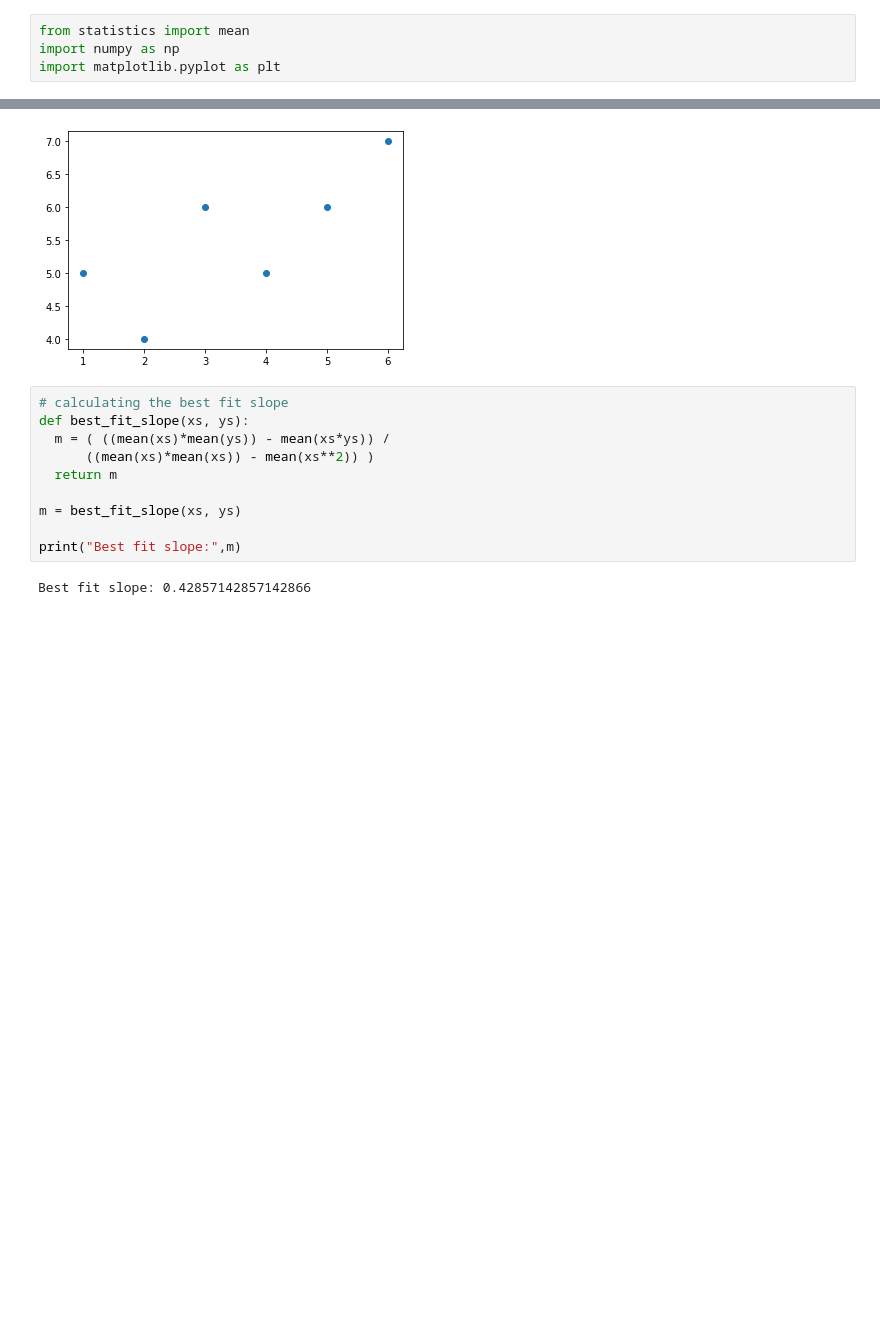
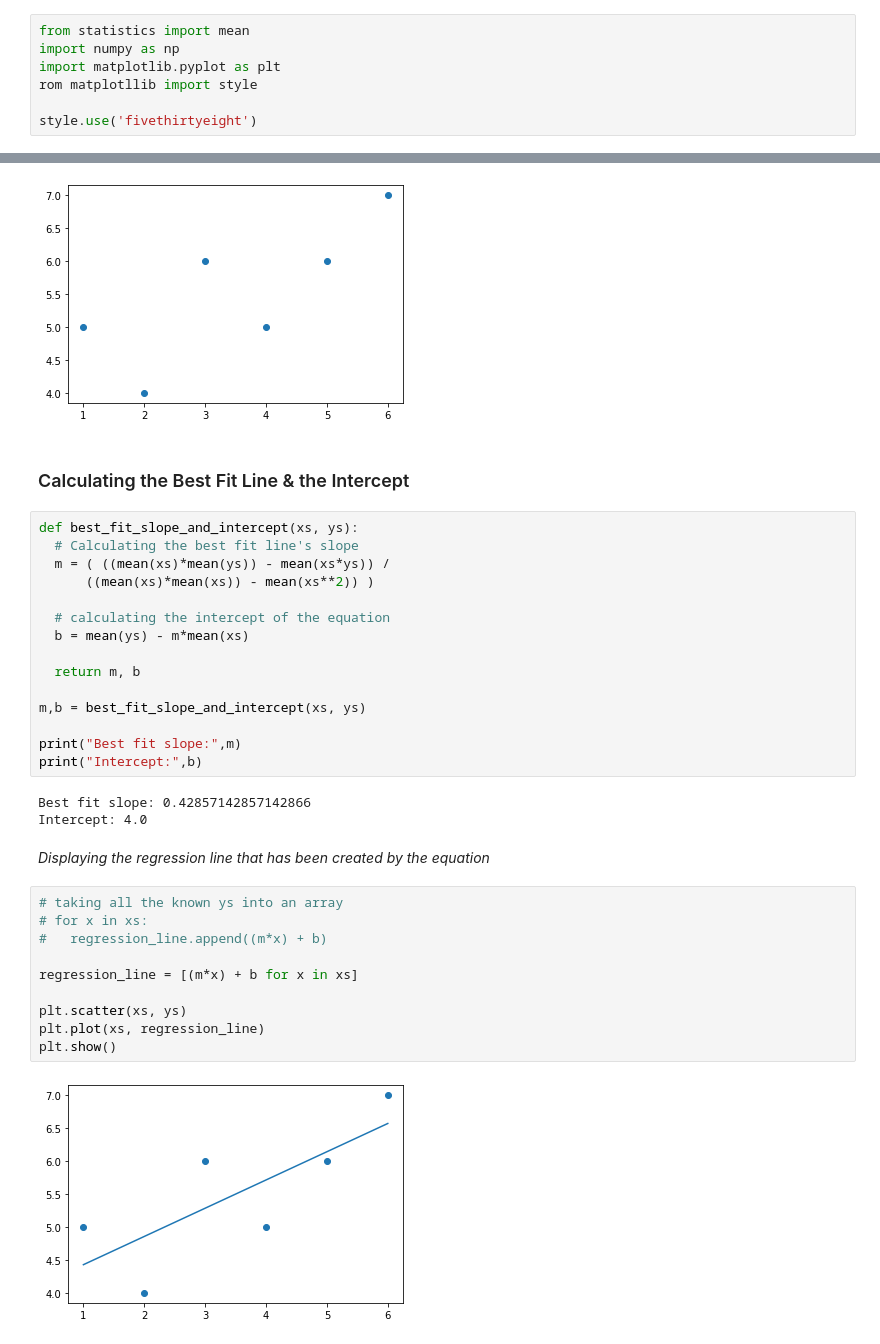
Before and after one commit to DinDev3/Machine-Learning, a Jupyter notebook: LinearRegressionBuild.ipynb, the cells around one changed output, grey strips where cells are left out. Saved outputs shown, nothing was run; the diff lists cells and outputs as text; blank space fills up the shorter version.

Commit message:
Calculated intercept and used the created model to predict

```diff
--- a/LinearRegressionBuild.ipynb
+++ b/LinearRegressionBuild.ipynb
@@ -6,6 +6,9 @@
 from statistics import mean
 import numpy as np
 import matplotlib.pyplot as plt
+rom matplotllib import style
+
+style.use('fivethirtyeight')
 # %%
 xs = np.array([1,2,3,4,5,6], dtype=np.float64)   # datatype is float64 by default. Not exactly necessary for this usecase
 ys = np.array([5,4,6,5,6,7], dtype=np.float64)
@@ -20,15 +23,37 @@ plt.scatter(xs, ys)     # scattered points
 plt.show()
 # %% [output]
 [figure]
+# %% [markdown]
+### Calculating the Best Fit Line & the Intercept
 # %%
-# calculating the best fit slope
-def best_fit_slope(xs, ys):
+def best_fit_slope_and_intercept(xs, ys):
+  # Calculating the best fit line's slope
   m = ( ((mean(xs)*mean(ys)) - mean(xs*ys)) /
       ((mean(xs)*mean(xs)) - mean(xs**2)) )
-  return m
 
-m = best_fit_slope(xs, ys)
+  # calculating the intercept of the equation
+  b = mean(ys) - m*mean(xs)
+
+  return m, b
+
+m,b = best_fit_slope_and_intercept(xs, ys)
 
 print("Best fit slope:",m)
+print("Intercept:",b)
 # %% [output]
 Best fit slope: 0.42857142857142866
+Intercept: 4.0
+# %% [markdown]
+*Displaying the regression line that has been created by the equation*
+# %%
+# taking all the known ys into an array
+# for x in xs:
+#   regression_line.append((m*x) + b)
+
+regression_line = [(m*x) + b for x in xs]
+
+plt.scatter(xs, ys)
+plt.plot(xs, regression_line)
+plt.show()
+# %% [output]
+[figure, added]
```
Also changed, not shown: parts of 2 cells of this notebook.
